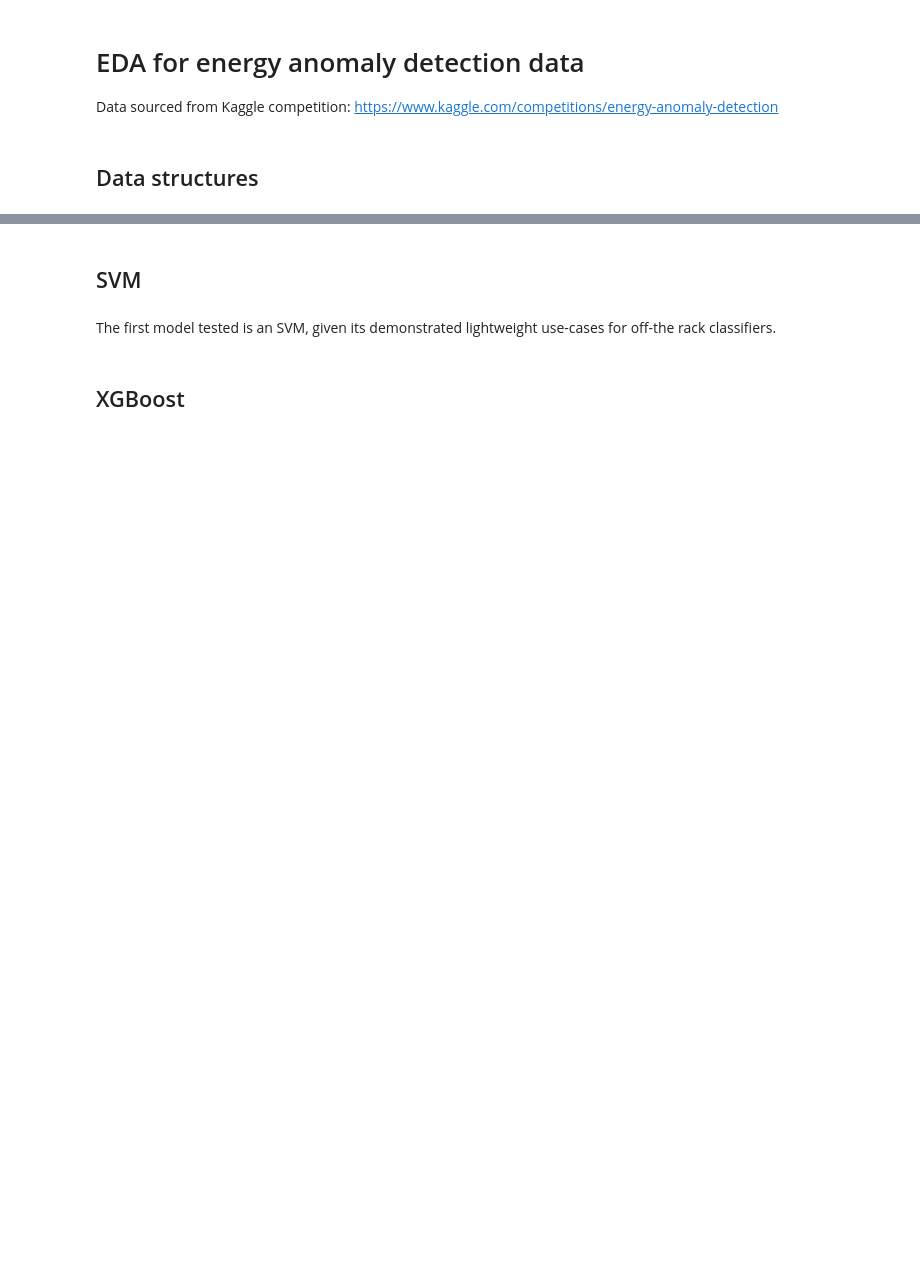
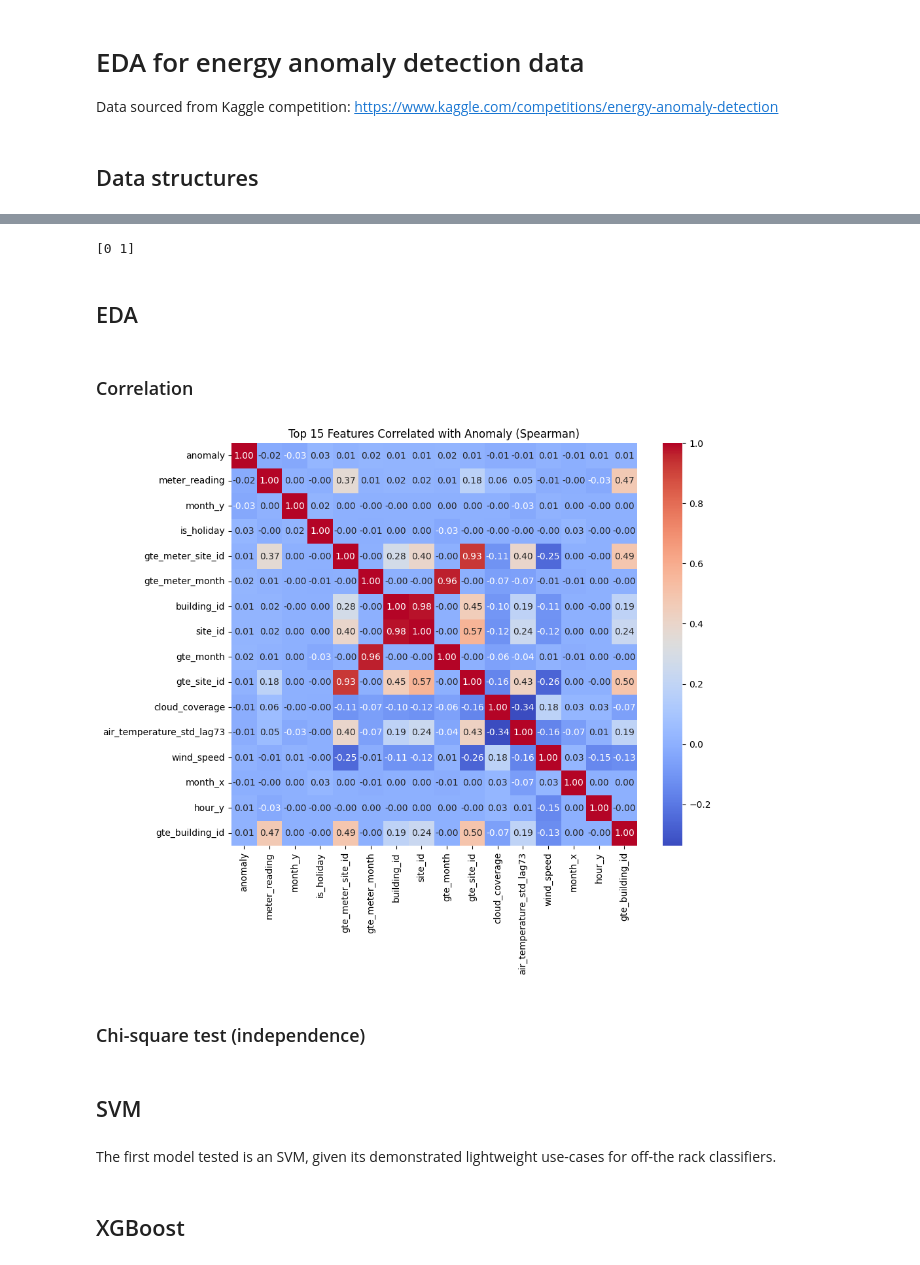
Before and after one commit to Luis-Acosta99/e2e_ml_pipeline, a Jupyter notebook: NOTEBOOKS/model_comparison.ipynb, the cells around one changed output, grey strips where cells are left out. Drawn from its saved outputs; the diff is of its cells as text; code cells hidden in the pictures; blank space fills up the shorter version.

```diff
--- a/NOTEBOOKS/model_comparison.ipynb
+++ b/NOTEBOOKS/model_comparison.ipynb
@@ -26,3 +44,28 @@ print(df_train.dtypes)
+# %%
+print(df_train.anomaly.unique())
+# %% [output]
+[0 1]
+# %% [markdown]
+## EDA
+# %% [markdown]
+### Correlation
+# %%
+# Calculate the full correlation matrix
+pearson_corr = df_train.select_dtypes(include=['int64', 'float64']).corr(method='spearman')
+# %%
+top_10_corr = pearson_corr['anomaly'].abs().sort_values(ascending=False).head(16) # head(11) because "anomaly" will be 1.0 with itself
+top_features = top_10_corr.index
+filtered_corr = df_train[top_features].corr()
+
+# Plot the heatmap
+plt.figure(figsize=(10, 8))
+sns.heatmap(filtered_corr, annot=True, cmap='coolwarm', fmt=".2f")
+plt.title("Top 15 Features Correlated with Anomaly (Spearman)")
+plt.show()
+# %% [output]
+[figure, added]
+# %% [markdown]
+### Chi-square test (independence)
 # %% [markdown]
 ## SVM
 # %% [markdown]
```
Also changed, not shown: parts of 8 cells of this notebook.
